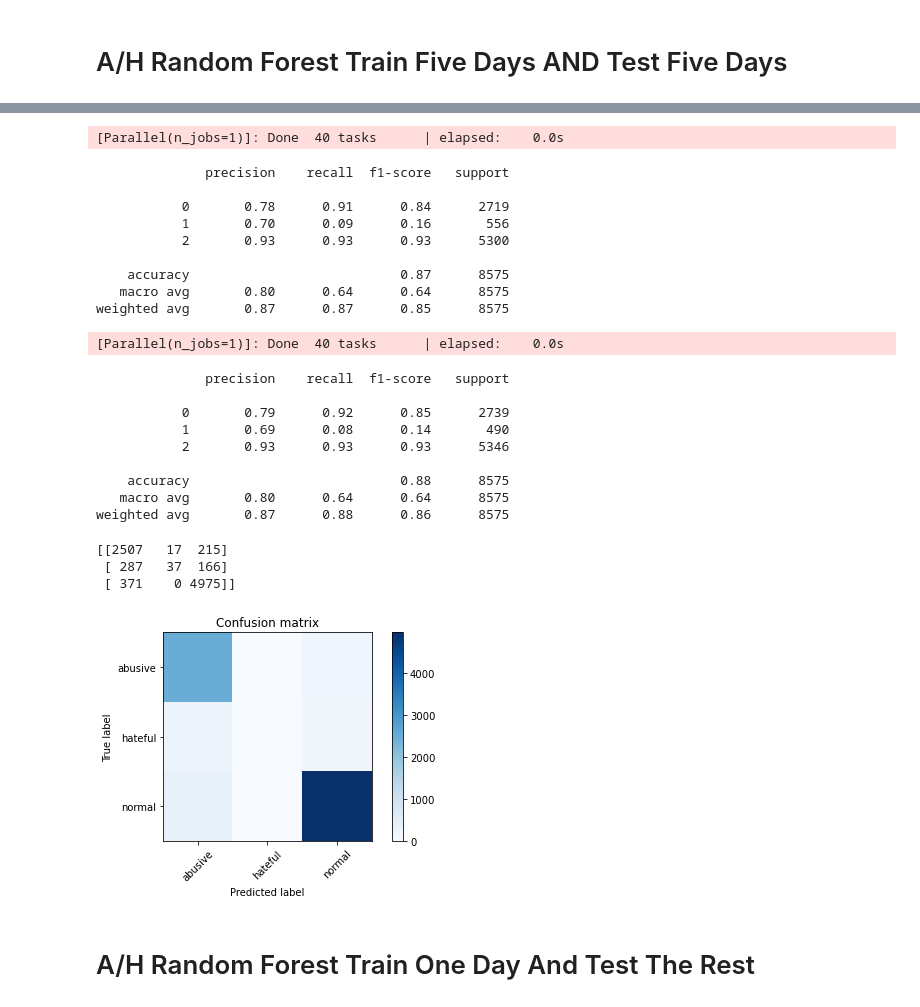
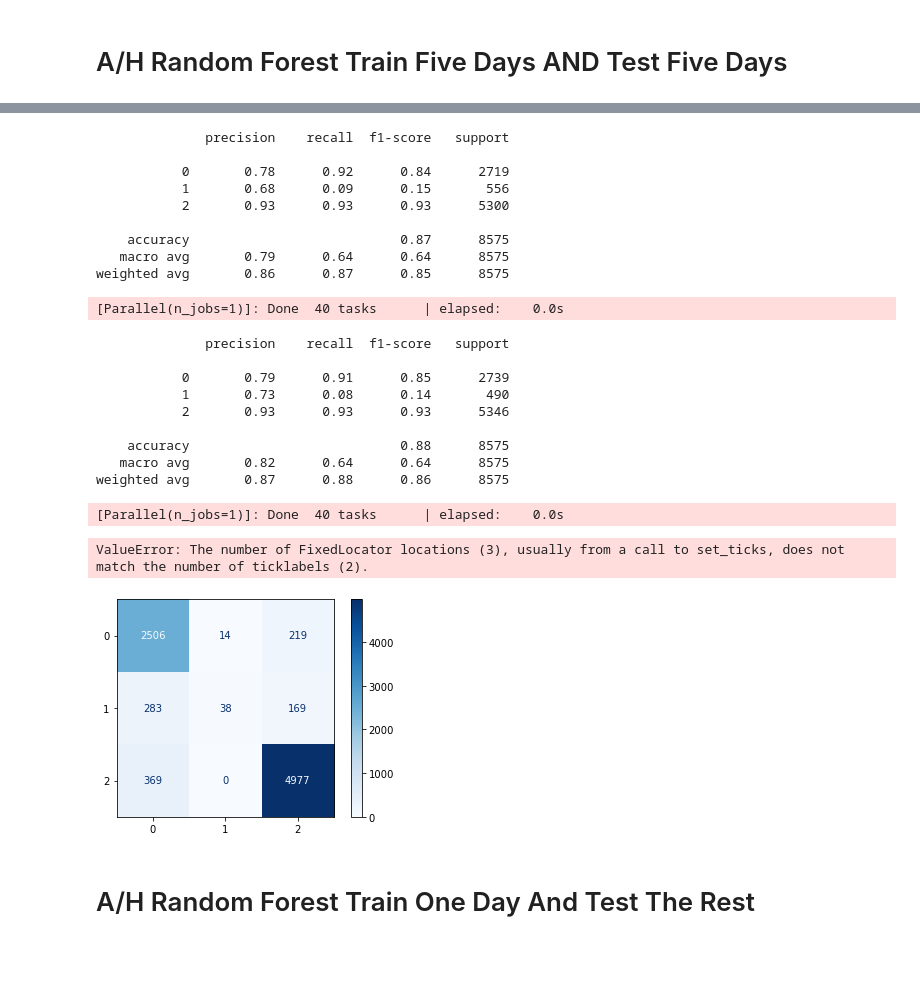
Before and after one commit to arambula-3/Masters_Project, a Jupyter notebook: Master's Project Batch Models.ipynb, the cells around one changed output, grey strips where cells are left out. Drawn from its saved outputs; the diff is of its cells as text; code cells hidden in the pictures; blank space fills up the shorter version.

```diff
--- a/Master's Project Batch Models.ipynb
+++ b/Master's Project Batch Models.ipynb
@@ -868,18 +826,19 @@ rfc = rfc.fit(x_day7,y_day7)
 pred = rfc.predict(x_day8)
 pred = np.argmax(pred,axis=1)
 y_true = np.argmax(y_day8,axis=1)
+rfc_5day_f1.append(f1_score(y_true,pred,average='weighted'))
 print(metrics.classification_report(y_true, pred))
 # %% [output]
-[Parallel(n_jobs=1)]: Done  40 tasks      | elapsed:    0.0s
+              precision    recall  f1-score   support
+
+           0       0.78      0.92      0.84      2719
+           1       0.68      0.09      0.15       556
+           2       0.93      0.93      0.93      5300
+
+    accuracy                           0.87      8575
+   macro avg       0.79      0.64      0.64      8575
+weighted avg       0.86      0.87      0.85      8575
-              precision    recall  f1-score   support
-
-           0       0.78      0.91      0.84      2719
-           1       0.70      0.09      0.16       556
-           2       0.93      0.93      0.93      5300
-
-    accuracy                           0.87      8575
-   macro avg       0.80      0.64      0.64      8575
-weighted avg       0.87      0.87      0.85      8575
+[Parallel(n_jobs=1)]: Done  40 tasks      | elapsed:    0.0s
 # %%
 #day 9 tweets training
 rfc = rfc.fit(x_day9,y_day9)
@@ -888,27 +848,23 @@ rfc = rfc.fit(x_day9,y_day9)
 pred = rfc.predict(x_day10)
 pred = np.argmax(pred,axis=1)
 y_true = np.argmax(y_day10,axis=1)
+rfc_5day_f1.append(f1_score(y_true,pred,average='weighted'))
 print(metrics.classification_report(y_true, pred))
 # %% [output]
-[Parallel(n_jobs=1)]: Done  40 tasks      | elapsed:    0.0s
+              precision    recall  f1-score   support
+
+           0       0.79      0.91      0.85      2739
+           1       0.73      0.08      0.14       490
+           2       0.93      0.93      0.93      5346
+
+    accuracy                           0.88      8575
+   macro avg       0.82      0.64      0.64      8575
+weighted avg       0.87      0.88      0.86      8575
-              precision    recall  f1-score   support
-
-           0       0.79      0.92      0.85      2739
-           1       0.69      0.08      0.14       490
-           2       0.93      0.93      0.93      5346
-
-    accuracy                           0.88      8575
-   macro avg       0.80      0.64      0.64      8575
-weighted avg       0.87      0.88      0.86      8575
+[Parallel(n_jobs=1)]: Done  40 tasks      | elapsed:    0.0s
-# %%
-# Compute confusion matrix
-cm = confusion_matrix(y_true, pred)
-print(cm)
-plt.figure()
-plot_confusion_matrix(cm, category)
-plt.show()
-# %% [output]
-[[2507   17  215]
- [ 287   37  166]
- [ 371    0 4975]]
-[figure, removed]
+# %%
+# Compute confusion matrix
+disp = ConfusionMatrixDisplay.from_predictions(y_true,pred,display_labels=category,cmap=plt.cm.Blues)
+disp.ax_.set_title("Confusion Matrix")
+# %% [output]
+ValueError: The number of FixedLocator locations (3), usually from a call to set_ticks, does not match the number of ticklabels (2).
+[figure, added]
```
Also changed, not shown: parts of 173 cells of this notebook, 1 other file.
